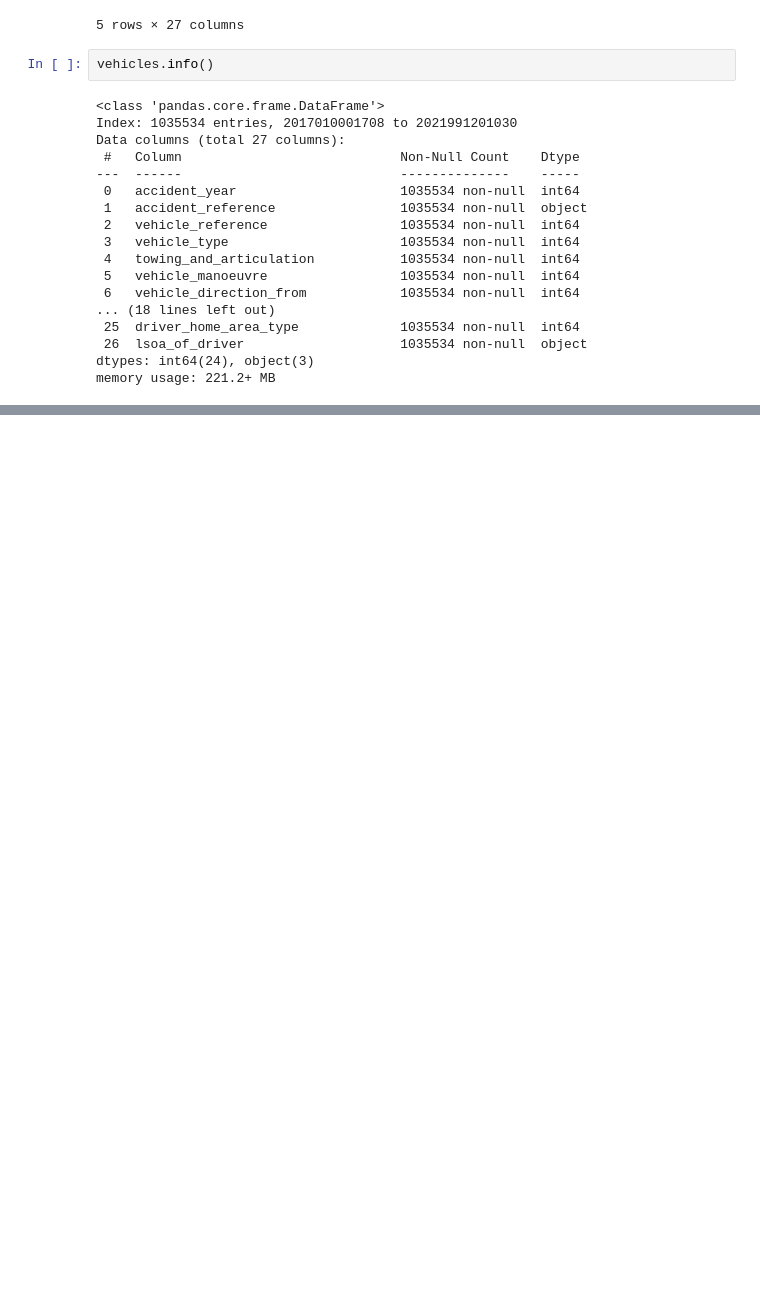
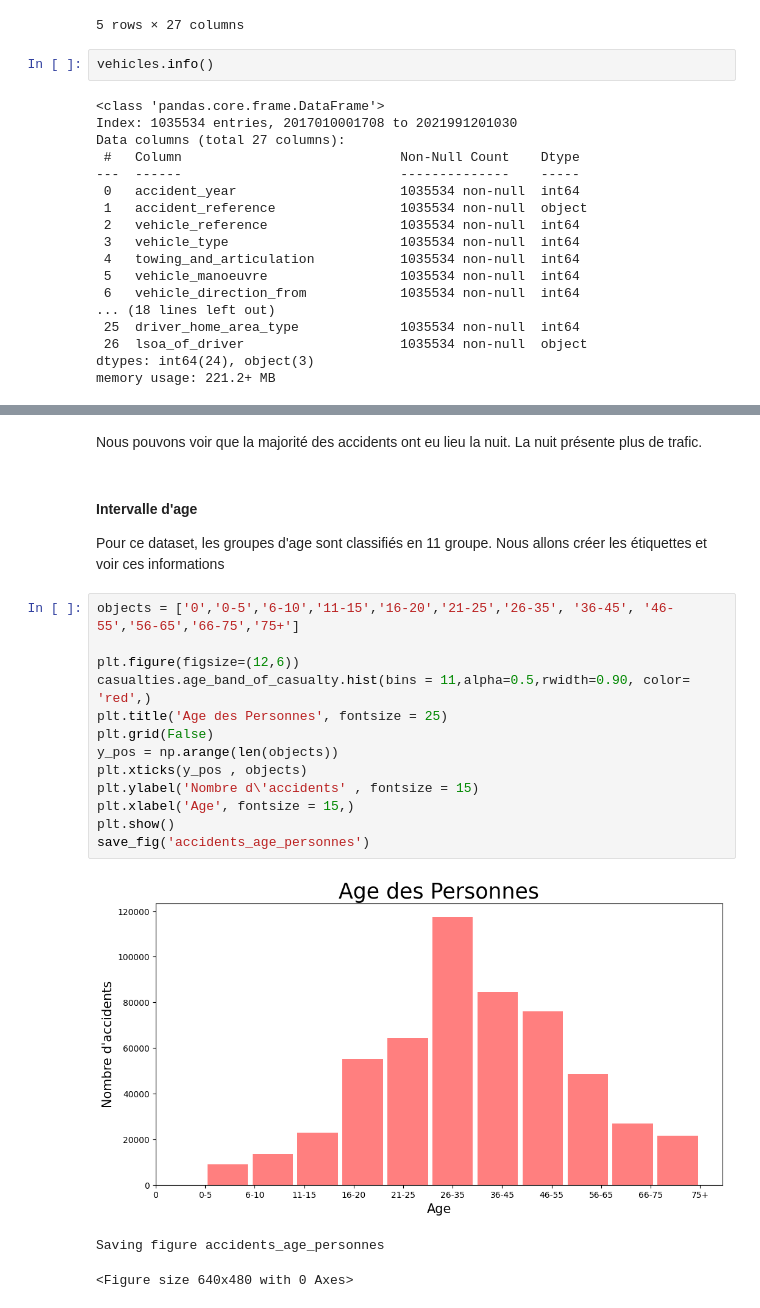
Before and after one commit to saliou33/saltis-road-accident, a Jupyter notebook: model.ipynb, the cells around one changed output, grey strips where cells are left out. Saved outputs shown, nothing was run; the diff lists cells and outputs as text; blank space fills up the shorter version.

```diff
--- a/model.ipynb
+++ b/model.ipynb
@@ -165,0 +281,22 @@ memory usage: 221.2+ MB
+# %% [markdown]
+Nous pouvons voir que la majorité des accidents ont eu lieu la nuit. La nuit présente plus de trafic.
+# %% [markdown]
+#### Intervalle d'age
+Pour ce dataset, les groupes d'age sont classifiés en 11 groupe. Nous allons créer les étiquettes et voir ces informations
+# %%
+objects = ['0','0-5','6-10','11-15','16-20','21-25','26-35', '36-45', '46-55','56-65','66-75','75+']
+
+plt.figure(figsize=(12,6))
+casualties.age_band_of_casualty.hist(bins = 11,alpha=0.5,rwidth=0.90, color= 'red',)
+plt.title('Age des Personnes', fontsize = 25)
+plt.grid(False)
+y_pos = np.arange(len(objects))
+plt.xticks(y_pos , objects)
+plt.ylabel('Nombre d\'accidents' , fontsize = 15)
+plt.xlabel('Age', fontsize = 15,)
+plt.show()
+save_fig('accidents_age_personnes')
+# %% [output]
+[figure, added]
+Saving figure accidents_age_personnes
+<Figure size 640x480 with 0 Axes>
```
Also changed, not shown: parts of 32 cells of this notebook, 9 other files.
